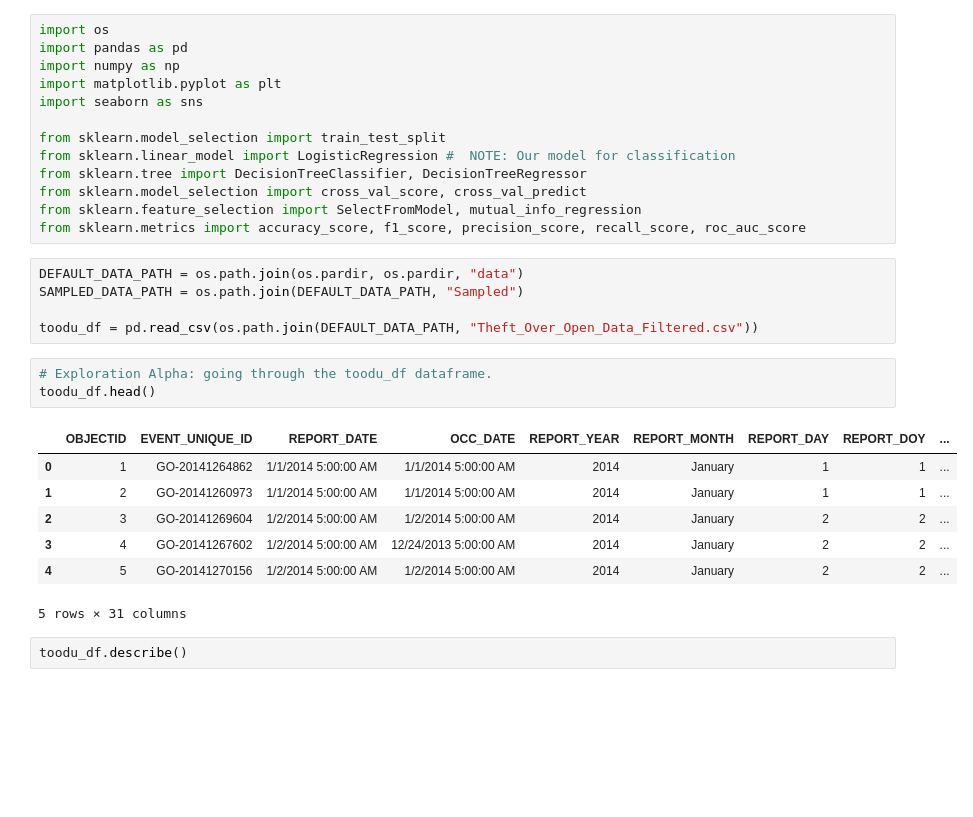
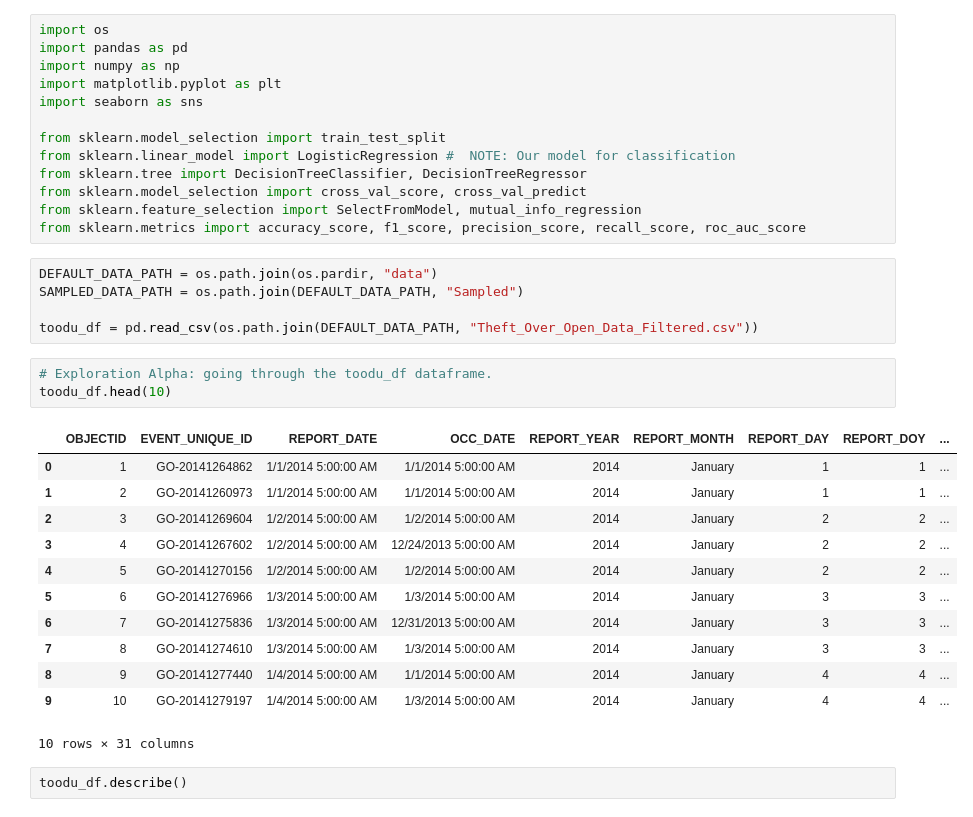
Before and after one commit to Hi-kue/syncgraph-309, a Jupyter notebook: server/insights/c309_r1_toodu_dem.ipynb, the cells around one changed output. Drawn from its saved outputs; the diff is of its cells as text; blank space fills up the shorter version.

```diff
--- a/server/insights/c309_r1_toodu_pfr.ipynb
+++ b/server/insights/c309_r1_toodu_dem.ipynb
@@ -41,21 +47,26 @@ from sklearn.model_selection import cross_val_score, cross_val_predict
 from sklearn.feature_selection import SelectFromModel, mutual_info_regression
 from sklearn.metrics import accuracy_score, f1_score, precision_score, recall_score, roc_auc_score
 # %%
-DEFAULT_DATA_PATH = os.path.join(os.pardir, os.pardir, "data")
+DEFAULT_DATA_PATH = os.path.join(os.pardir, "data")
 SAMPLED_DATA_PATH = os.path.join(DEFAULT_DATA_PATH, "Sampled")
 
 toodu_df = pd.read_csv(os.path.join(DEFAULT_DATA_PATH, "Theft_Over_Open_Data_Filtered.csv"))
 # %%
 # Exploration Alpha: going through the toodu_df dataframe.
-toodu_df.head()
+toodu_df.head(10)
 # %% [output]
 |  | OBJECTID | EVENT_UNIQUE_ID | REPORT_DATE | OCC_DATE | REPORT_YEAR | REPORT_MONTH | REPORT_DAY | REPORT_DOY | ... |
 | 0 | 1 | GO-20141264862 | 1/1/2014 5:00:00 AM | 1/1/2014 5:00:00 AM | 2014 | January | 1 | 1 | ... |
 | 1 | 2 | GO-20141260973 | 1/1/2014 5:00:00 AM | 1/1/2014 5:00:00 AM | 2014 | January | 1 | 1 | ... |
 | 2 | 3 | GO-20141269604 | 1/2/2014 5:00:00 AM | 1/2/2014 5:00:00 AM | 2014 | January | 2 | 2 | ... |
 | 3 | 4 | GO-20141267602 | 1/2/2014 5:00:00 AM | 12/24/2013 5:00:00 AM | 2014 | January | 2 | 2 | ... |
 | 4 | 5 | GO-20141270156 | 1/2/2014 5:00:00 AM | 1/2/2014 5:00:00 AM | 2014 | January | 2 | 2 | ... |
+| 5 | 6 | GO-20141276966 | 1/3/2014 5:00:00 AM | 1/3/2014 5:00:00 AM | 2014 | January | 3 | 3 | ... |
+| 6 | 7 | GO-20141275836 | 1/3/2014 5:00:00 AM | 12/31/2013 5:00:00 AM | 2014 | January | 3 | 3 | ... |
+| 7 | 8 | GO-20141274610 | 1/3/2014 5:00:00 AM | 1/3/2014 5:00:00 AM | 2014 | January | 3 | 3 | ... |
+| 8 | 9 | GO-20141277440 | 1/4/2014 5:00:00 AM | 1/1/2014 5:00:00 AM | 2014 | January | 4 | 4 | ... |
+| 9 | 10 | GO-20141279197 | 1/4/2014 5:00:00 AM | 1/3/2014 5:00:00 AM | 2014 | January | 4 | 4 | ... |
-5 rows × 31 columns
+10 rows × 31 columns
 # %%
 toodu_df.describe()
 # %% [output]
```
Also changed, not shown: parts of 7 cells of this notebook, 1 other file.
